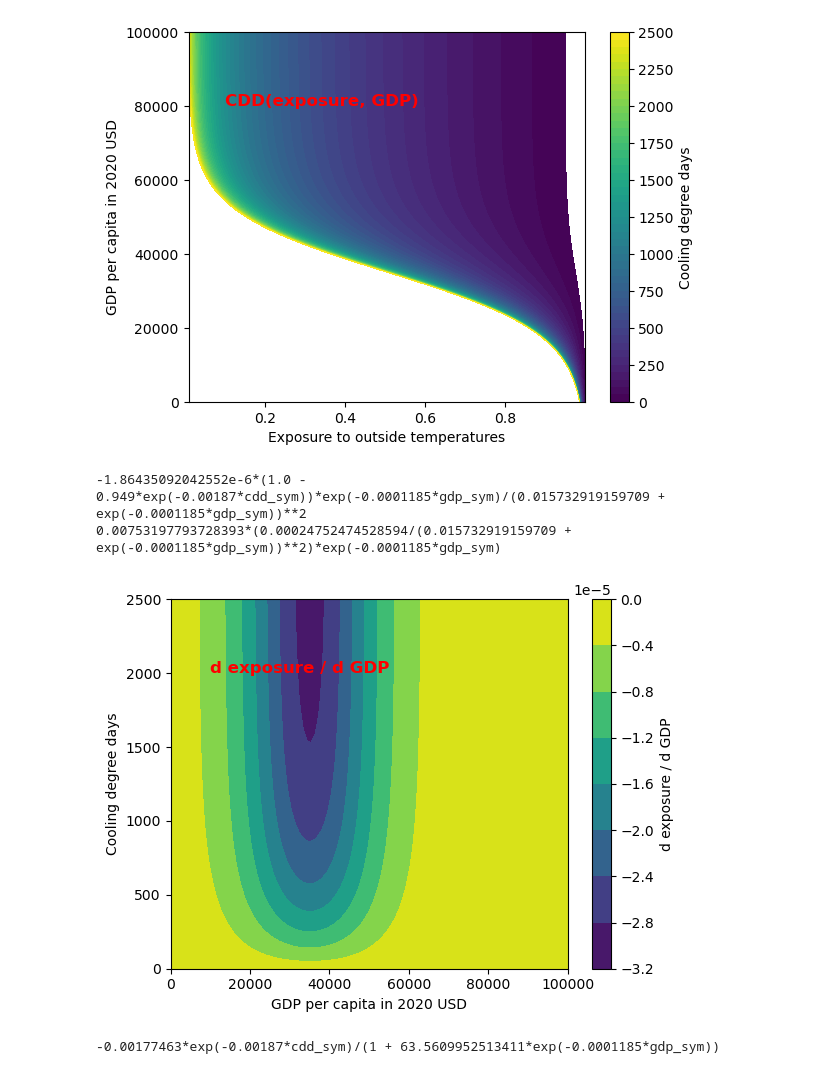
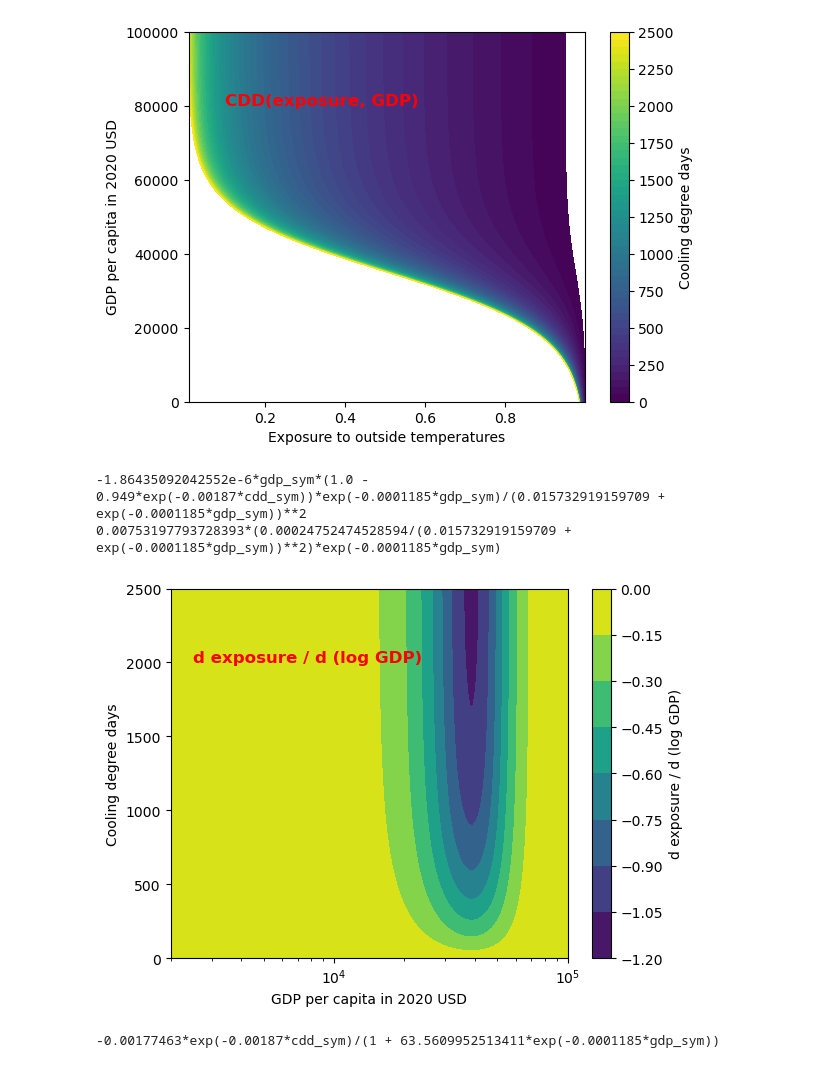
Before and after one commit to carnegie/clab_cooling_deficit_index, a Jupyter notebook: AC_penetration.ipynb, the cells around one changed output. Drawn from its saved outputs; the diff is of its cells as text; code cells hidden in the pictures.

```diff
--- a/AC_penetration.ipynb
+++ b/AC_penetration.ipynb
@@ -6,13 +7,12 @@ from sympy import symbols, diff, exp
 # %%
 gdp = np.linspace(0, 100000, 1000)
 # Factor 0.5 between 1995 USD and 2020 USD
-infl_factor = 0.5
 
-def avail(gdp):
+def avail(gdp, infl_factor):
     return (1/(1+np.exp(4.152)*np.exp(-0.237*infl_factor*gdp/1000)))
 
 
-plt.plot(gdp, avail(gdp))
+plt.plot(gdp, avail(gdp, 0.5))
 plt.xlabel('GDP per capita in 2020 USD')
 plt.ylabel('Availability of air conditioning')
 if not os.path.exists('Figures/exposure_funct_analysis'):
@@ -106,36 +145,41 @@ plt.savefig('Figures/exposure_funct_analysis/CDD_contour.png', dpi=300)
 # %%
 gdp_sym, cdd_sym = symbols('gdp_sym cdd_sym')
 
 # Define the symbolic functions for avail and sat
 avail_sym = 1 / (1 + exp(4.152) * exp(-0.237 * infl_factor * gdp_sym / 1000))
 sat_sym = 1.00 - 0.949 * exp(-0.00187 * cdd_sym)
 
 # Define the symbolic function for exposure
 exposure_sym = 1 - avail_sym * sat_sym
-partial_gdp_sym = diff(exposure_sym, gdp_sym)
+# Derivative of exposure with respect to log GDP
+partial_gdp_sym = diff(exposure_sym, gdp_sym) * gdp_sym
 print(partial_gdp_sym)
 print(diff(avail_sym, gdp_sym))
 
 # Compute derivative of exposure with respect to GDP
 partial_gdp_func = np.vectorize(lambda g, c: partial_gdp_sym.evalf(subs={gdp_sym: g, cdd_sym: c}))
 
 # Compute the values of the partial derivatives on the meshgrid
 partial_gdp_values = partial_gdp_func(gdp_x, cdd_x)
 
 
 # Make contour plot of d_exposure_d_gdp as a function of exposure and GDP
 plt.figure()
 plt.contourf(gdp_x, cdd_x, partial_gdp_values)
 plt.xlabel('GDP per capita in 2020 USD')
+# x axis log scale
+plt.xscale('log')
+# x range 1 to 100000
+plt.xlim(2000, 100000)
 plt.ylabel('Cooling degree days')
-plt.colorbar(label='d exposure / d GDP')
+plt.colorbar(label='d exposure / d (log GDP)')
 # Add label in red and bold
-plt.text(10000, 2000, 'd exposure / d GDP', fontsize=12, color='red', fontweight='bold')
+plt.text(2500, 2000, 'd exposure / d (log GDP)', fontsize=12, color='red', fontweight='bold')
 plt.savefig('Figures/exposure_funct_analysis/d_exposure_d_gdp_contour.png', dpi=300)
 # %% [output]
--1.86435092042552e-6*(1.0 - 0.949*exp(-0.00187*cdd_sym))*exp(-0.0001185*gdp_sym)/(0.015732919159709 + exp(-0.0001185*gdp_sym))**2
+-1.86435092042552e-6*gdp_sym*(1.0 - 0.949*exp(-0.00187*cdd_sym))*exp(-0.0001185*gdp_sym)/(0.015732919159709 + exp(-0.0001185*gdp_sym))**2
 0.00753197793728393*(0.00024752474528594/(0.015732919159709 + exp(-0.0001185*gdp_sym))**2)*exp(-0.0001185*gdp_sym)
-[figure, old version]
+[figure, new version]
 # %%
 # Compute derivative of exposure with respect to CDD
 partial_cdd_sym = diff(exposure_sym, cdd_sym)
```
Also changed, not shown: parts of 5 cells of this notebook, 1 other file.
